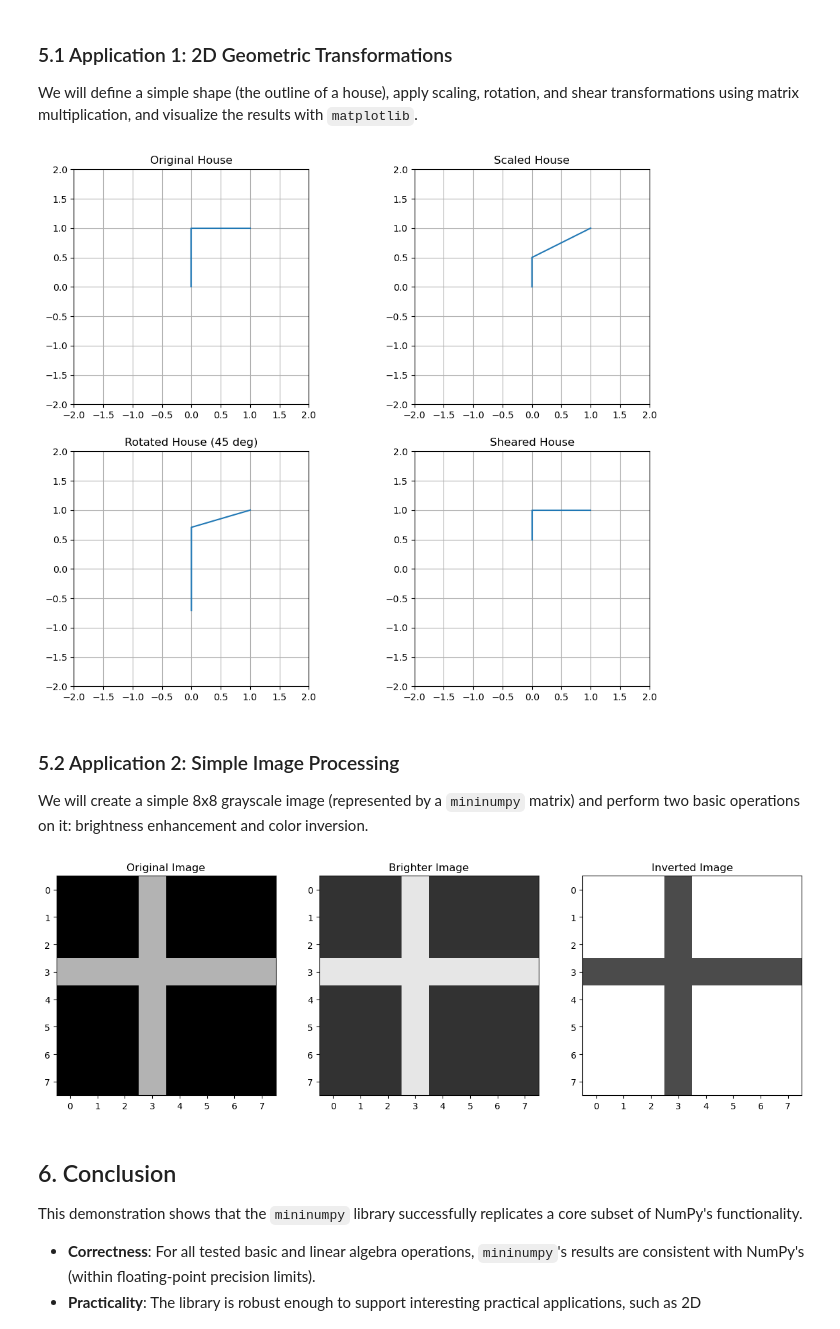
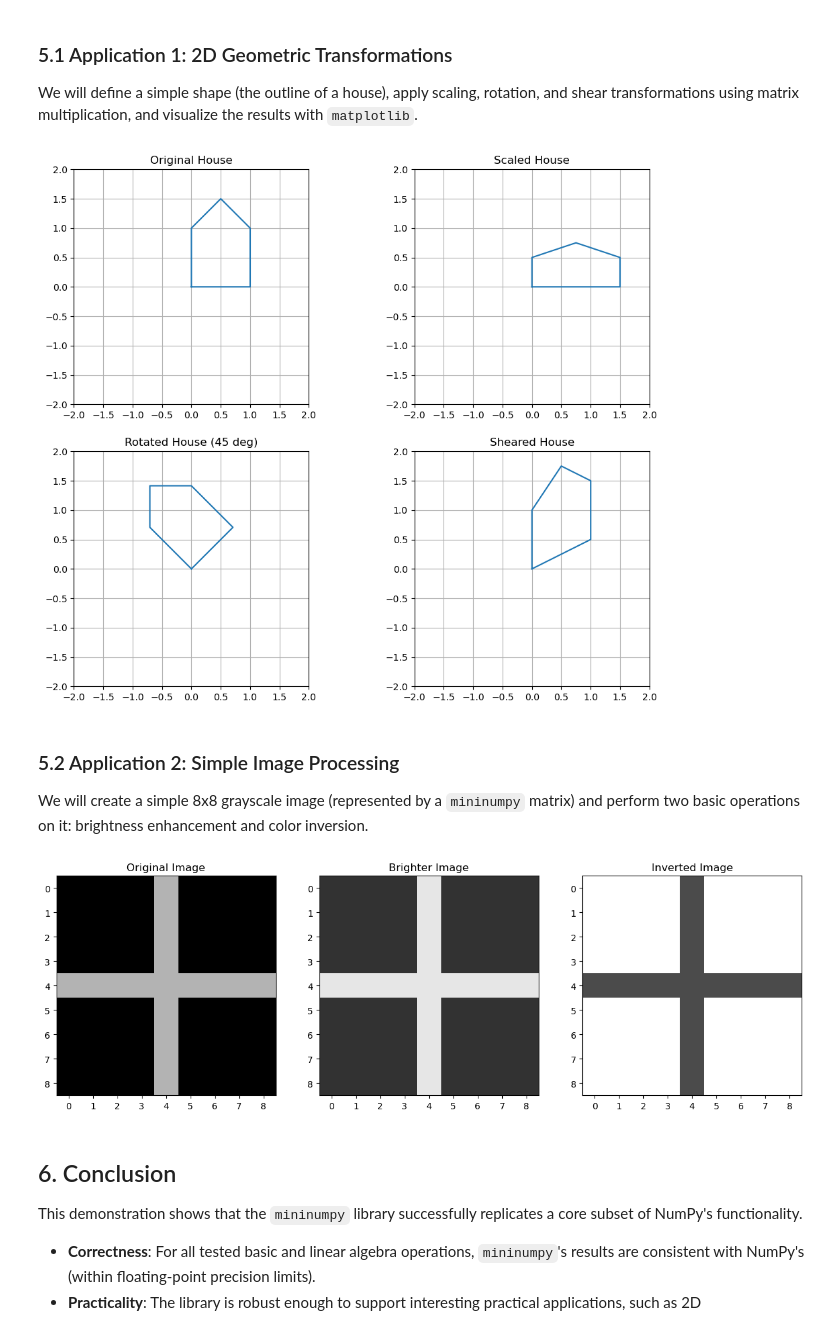
Before and after one commit to flmaple1121/MiniNumPy_Library, a Jupyter notebook: demo.ipynb, the cells around one changed output. Drawn from its saved outputs; the diff is of its cells as text; code cells hidden in the pictures.

Commit message:
Fix the bug of the  house in 5.1 and the cross in 5.2

```diff
--- a/demo.ipynb
+++ b/demo.ipynb
@@ -227,23 +227,21 @@ We will define a simple shape (the outline of a house), apply scaling, rotation,
 # Define a simple house shape with (x, y) coordinates
 # We use homogeneous coordinates (x, y, 1) for matrix transformations
 house_coords = mnp.array([
-    [0, 0, 1], # Four corners of the house
-    [0, 1, 1],
-    [1, 1, 1],
-    [1, 0, 1],
-    [0, 0, 1], # Back to origin to close the shape
-    [0.5, 1.5, 1], # Tip of the roof
-    [1, 1, 1], # Connect roof
-    [0, 1, 1]  # Connect roof
+    [0, 0, 1],      # 1. Bottom-left (Start)
+    [1, 0, 1],      # 2. Bottom-right
+    [1, 1, 1],      # 3. Top-right
+    [0.5, 1.5, 1],  # 4. Roof tip
+    [0, 1, 1],      # 5. Top-left
+    [0, 0, 1]       # 6. Back to Bottom-left (Close shape)
 ])
 
 # Define a plotting helper function
 def plot_shape(coords, title):
-    # Matplotlib and NumPy slicing work best with NumPy arrays.
-    # So, we convert our list data into a NumPy array just for plotting.
-    data_to_plot = np.array(coords.data)
-    # Now we can safely use NumPy-style slicing
-    plt.plot(data_to_plot[:, 0], data_to_plot[:, 1])
+    x_values = [row[0] for row in coords.data]
+    y_values = [row[1] for row in coords.data]
+
+    plt.plot(x_values, y_values)
+
     plt.title(title)
     plt.xlim(-2, 2)
     plt.ylim(-2, 2)
@@ -263,8 +261,8 @@ scale_matrix = mnp.array([
 angle = math.radians(45)
 c, s = math.cos(angle), math.sin(angle)
 rotation_matrix = mnp.array([
-    [c, -s, 0],
-    [s, c, 0],
+    [c, s, 0],
+    [-s, c, 0],
     [0, 0, 1]
 ])
 
@@ -276,16 +274,15 @@ shear_matrix = mnp.array([
 ])
 
 # --- 2. Apply Transformations ---
-# Note: The transformation matrix should be on the right, so we transpose the coordinate matrix first
-scaled_house = (house_coords @ scale_matrix.transpose()).transpose()
-rotated_house = (house_coords @ rotation_matrix.transpose()).transpose()
-sheared_house = (house_coords @ shear_matrix.transpose()).transpose()
+scaled_house = house_coords @ scale_matrix
+rotated_house = house_coords @ rotation_matrix
+sheared_house = house_coords @ shear_matrix
 
 # --- 3. Visualize the Results ---
 plt.figure(figsize=(12, 10))
 
 plt.subplot(2, 2, 1)
-plot_shape(house_coords.transpose(), 'Original House')
+plot_shape(house_coords, 'Original House')
 
 plt.subplot(2, 2, 2)
 plot_shape(scaled_house, 'Scaled House')
@@ -298,48 +295,55 @@ plot_shape(sheared_house, 'Sheared House')
 
 plt.show()
 # %% [output]
-[figure, old version]
+[figure, new version]
 # %% [markdown]
 ### 5.2 Application 2: Simple Image Processing
 
 We will create a simple 8x8 grayscale image (represented by a `mininumpy` matrix) and perform two basic operations on it: brightness enhancement and color inversion.
 # %%
 # Create an 8x8 grayscale image (0=black, 255=white)
-image = mnp.zeros((8, 8))
+image = mnp.zeros((9, 9))
 # Draw a bright cross on the image
-image.data[3][:] = [180] * 8
-for i in range(8):
-    image.data[i][3] = 180
+image.data[4][:] = [180] * 9
+for i in range(9):
+    image.data[i][4] = 180
 
 # --- 1. Increase Brightness ---
 # Achieved by adding a constant value to every pixel
 brighter_image = image + 50
 # Note: In a real application, pixel values > 255 would need to be clipped.
 # This is simplified for demonstration purposes.
 
 # --- 2. Invert Colors ---
 # Achieved by subtracting the current pixel value from the maximum value
 max_pixel_value = 255
 inverted_image = max_pixel_value - image
 
 # --- 3. Visualize the Results ---
 plt.figure(figsize=(15, 5))
+ticks = range(9)
 
 plt.subplot(1, 3, 1)
 plt.imshow(image.data, cmap='gray', vmin=0, vmax=255)
 plt.title('Original Image')
+plt.xticks(ticks)
+plt.yticks(ticks)
 
 plt.subplot(1, 3, 2)
 plt.imshow(brighter_image.data, cmap='gray', vmin=0, vmax=255)
 plt.title('Brighter Image')
+plt.xticks(ticks)
+plt.yticks(ticks)
 
 plt.subplot(1, 3, 3)
 plt.imshow(inverted_image.data, cmap='gray', vmin=0, vmax=255)
 plt.title('Inverted Image')
+plt.xticks(ticks)
+plt.yticks(ticks)
 
 plt.show()
 # %% [output]
-[figure, old version]
+[figure, new version]
 # %% [markdown]
 ## 6. Conclusion
 
```
